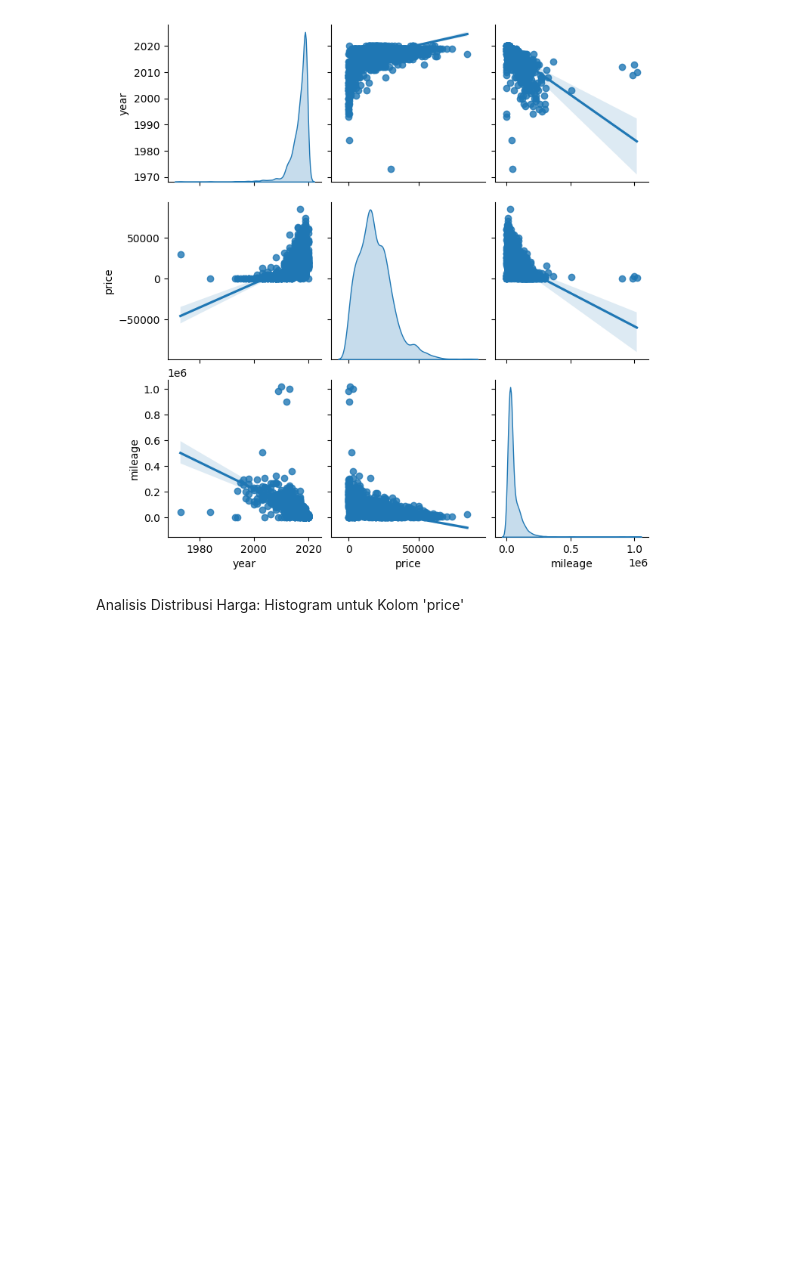
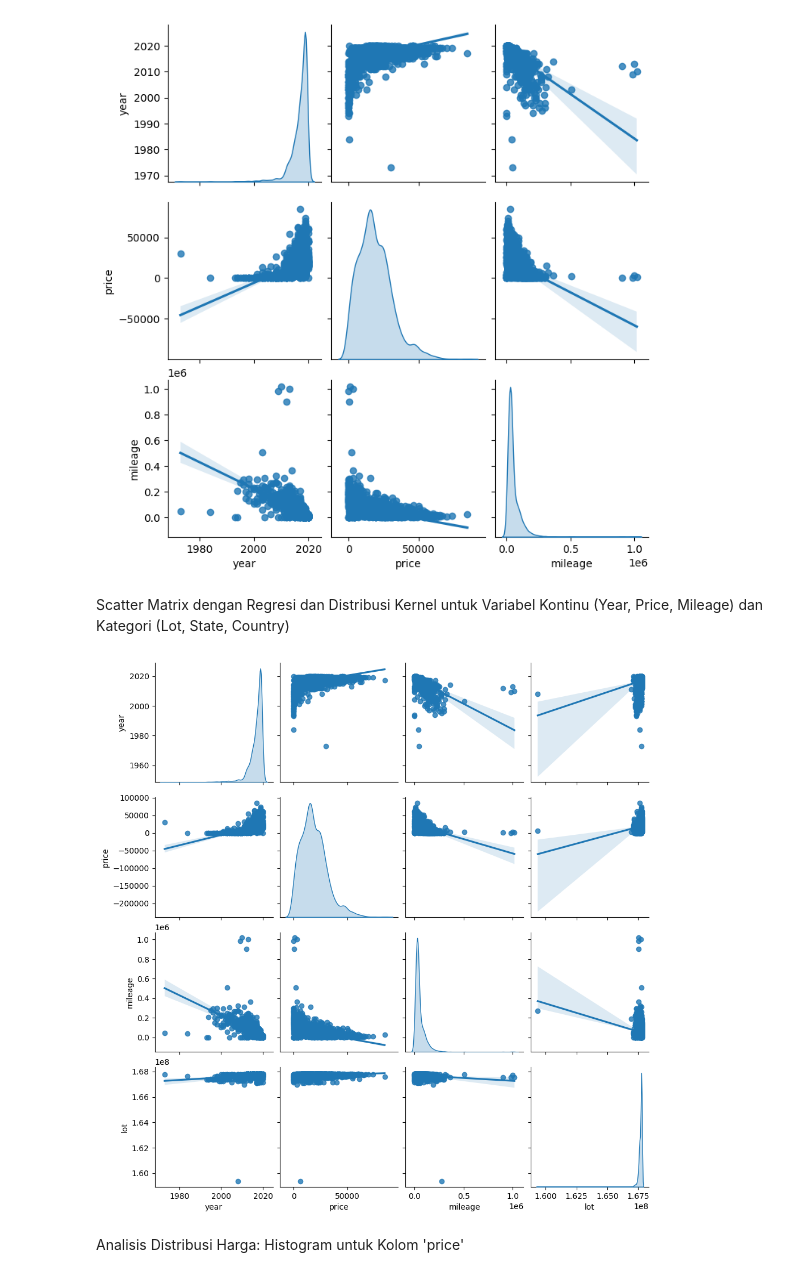
Before and after one commit to aldilbhaskoro/TugasKuliah, a Jupyter notebook: Tubes_Phyton.ipynb, the cells around one changed output. Cells and saved outputs as stored; diff of their text form; code cells hidden in the pictures; blank space fills up the shorter version.

```diff
--- a/Tubes_Phyton.ipynb
+++ b/Tubes_Phyton.ipynb
@@ -240,6 +243,19 @@ sns.pairplot(df[cont_col], kind="reg", diag_kind="kde")
 plt.show()
 # %% [output]
 [figure]
+# %% [markdown]
+Scatter Matrix dengan Regresi dan Distribusi Kernel untuk Variabel Kontinu (Year, Price, Mileage) dan Kategori (Lot, State, Country)
+# %%
+# Kolom yang akan digunakan dalam scatter matrix
+cont_col = ['year', 'price', 'mileage', 'lot', 'state', 'country']
+
+# Membuat scatter matrix dengan garis regresi dan distribusi kernel
+sns.pairplot(df[cont_col], kind="reg", diag_kind="kde")
+
+# Menampilkan plot
+plt.show()
+# %% [output]
+[figure, added]
 # %% [markdown]
 Analisis Distribusi Harga: Histogram untuk Kolom 'price'
 # %%
```
Also changed, not shown: parts of 5 cells of this notebook.
